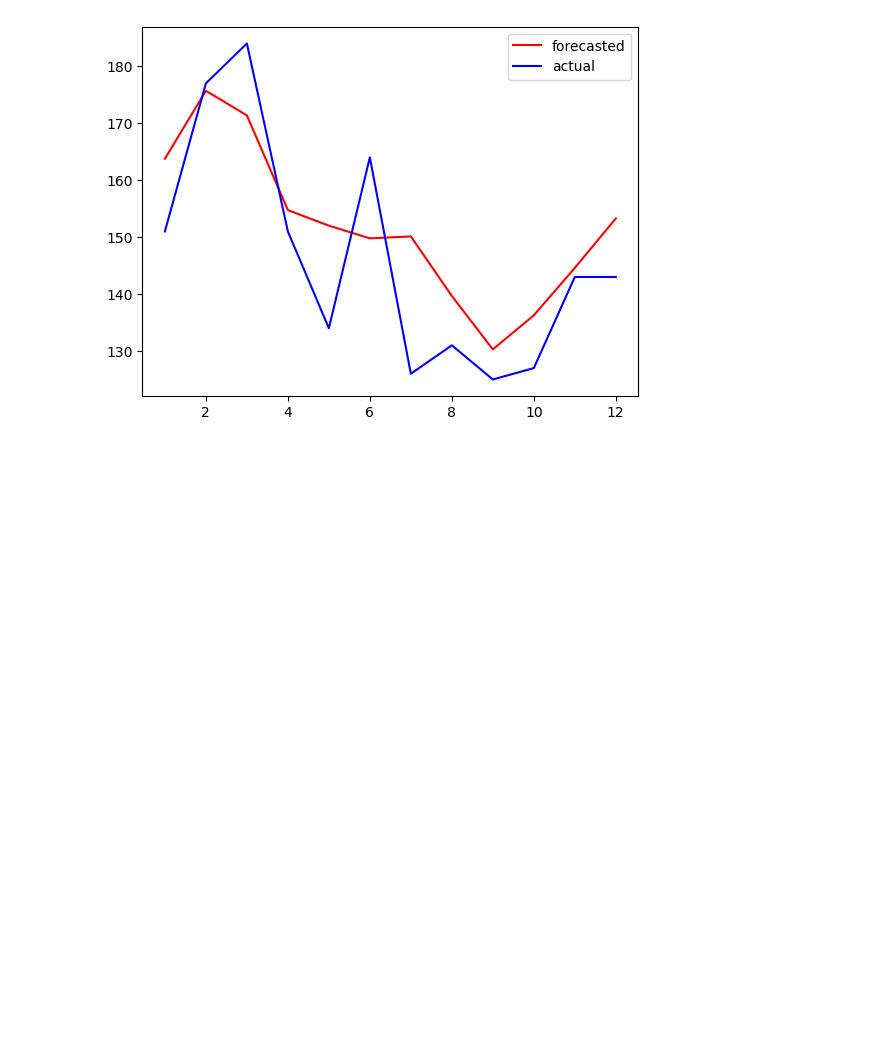
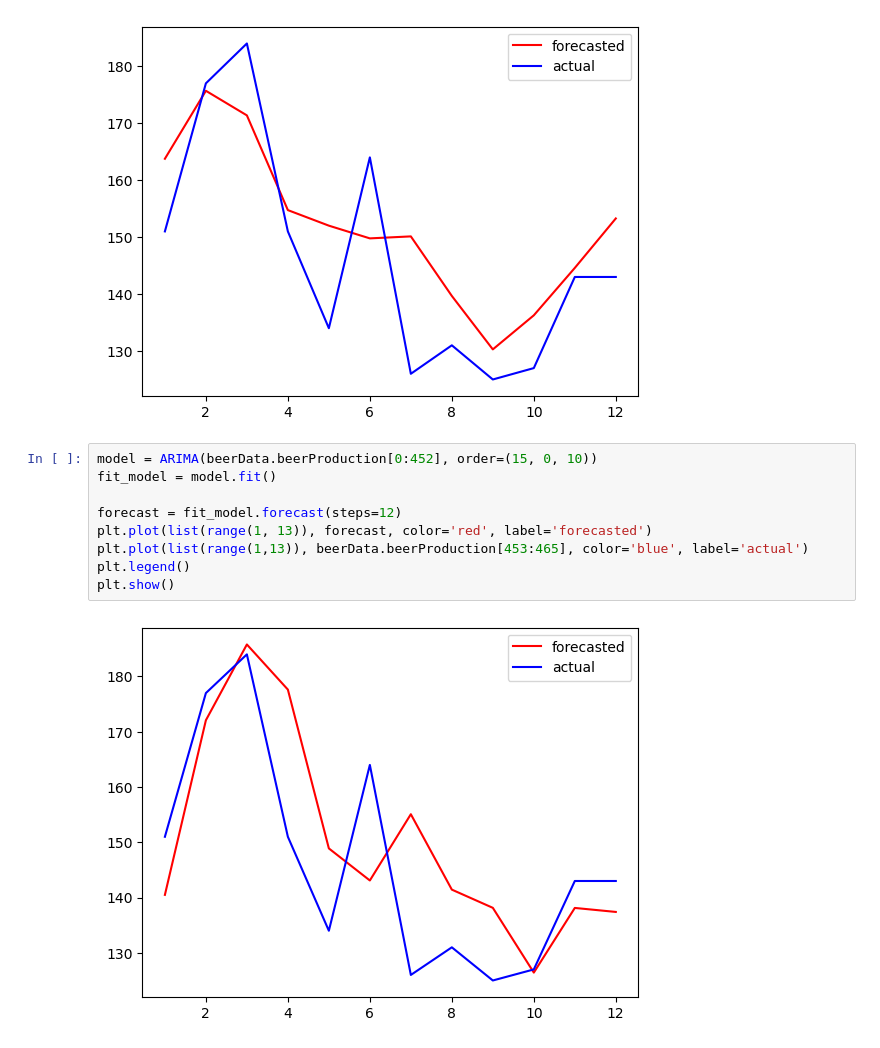
Before and after one commit to RJ-NPN/TimeSeriesAnalysis, a Jupyter notebook: Auto regressive model.ipynb, the cells around one changed output. Saved outputs shown, nothing was run; the diff lists cells and outputs as text; blank space fills up the shorter version.

```diff
--- a/Auto regressive model.ipynb
+++ b/Auto regressive model.ipynb
@@ -56,3 +57,14 @@ plt.legend()
 plt.show()
 # %% [output]
 [figure]
+# %%
+model = ARIMA(beerData.beerProduction[0:452], order=(15, 0, 10))
+fit_model = model.fit()
+
+forecast = fit_model.forecast(steps=12)
+plt.plot(list(range(1, 13)), forecast, color='red', label='forecasted')
+plt.plot(list(range(1,13)), beerData.beerProduction[453:465], color='blue', label='actual')
+plt.legend()
+plt.show()
+# %% [output]
+[figure, added]
```
Also changed, not shown: parts of 2 cells of this notebook.
